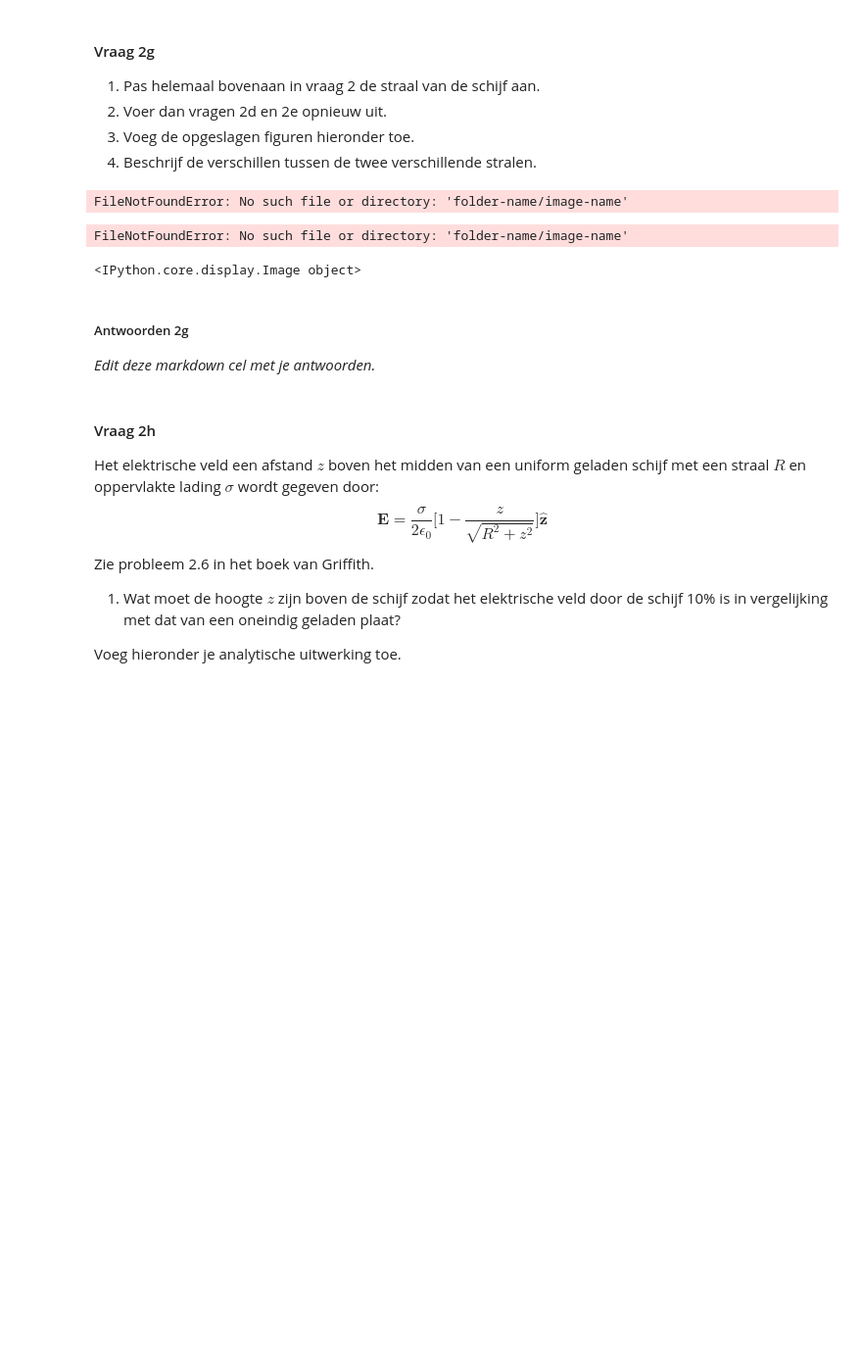
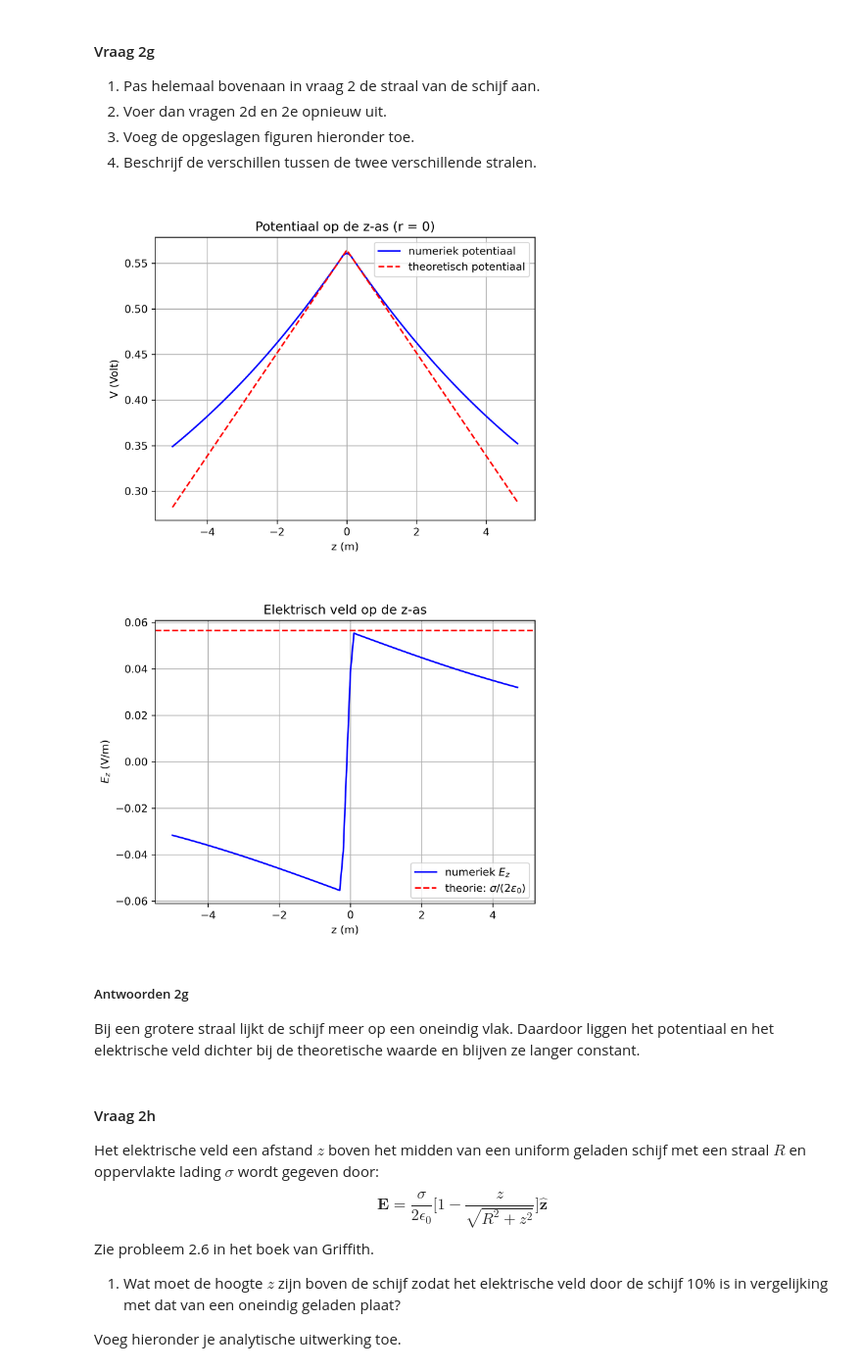
Before and after one commit to Monjano/DEF-D-MONJANO-SCHEBAL, a Jupyter notebook: DigitaleOntwerpopdrachten/1CondensatorOpdracht/CondensatorOntwerpopdracht.ipynb, the cells around one changed output. Shown at 98% size. Cells and saved outputs as stored; diff of their text form; code cells hidden in the pictures; blank space fills up the shorter version.

```diff
--- a/DigitaleOntwerpopdrachten/1CondensatorOpdracht/CondensatorOntwerpopdracht.ipynb
+++ b/DigitaleOntwerpopdrachten/1CondensatorOpdracht/CondensatorOntwerpopdracht.ipynb
@@ -275,18 +266,15 @@ Het theoretische elektrische veld van een oneindig geladen oppervlakte is $|E| =
 3. Voeg de opgeslagen figuren hieronder toe.
 4. Beschrijf de verschillen tussen de twee verschillende stralen.
 # %%
-###
-###Jouw code hier###
-###
-display(Image("folder-name/image-name"))
+display(Image("vraag2g.png", width=500))
+display(Image("vraag2g2.png", width=500))
 # %% [output]
-FileNotFoundError: No such file or directory: 'folder-name/image-name'
-FileNotFoundError: No such file or directory: 'folder-name/image-name'
-<IPython.core.display.Image object>
+[figure, added]
+[figure, added]
 # %% [markdown]
 ##### Antwoorden 2g
 
-*Edit deze markdown cel met je antwoorden.*
+Bij een grotere straal lijkt de schijf meer op een oneindig vlak. Daardoor liggen het potentiaal en het elektrische veld dichter bij de theoretische waarde en blijven ze langer constant.
 # %% [markdown]
 #### Vraag 2h
 Het elektrische veld een afstand $z$ boven het midden van een uniform geladen schijf met een straal $R$ en oppervlakte lading $\sigma$ wordt gegeven door:
```
Also changed, not shown: parts of 14 cells of this notebook.
